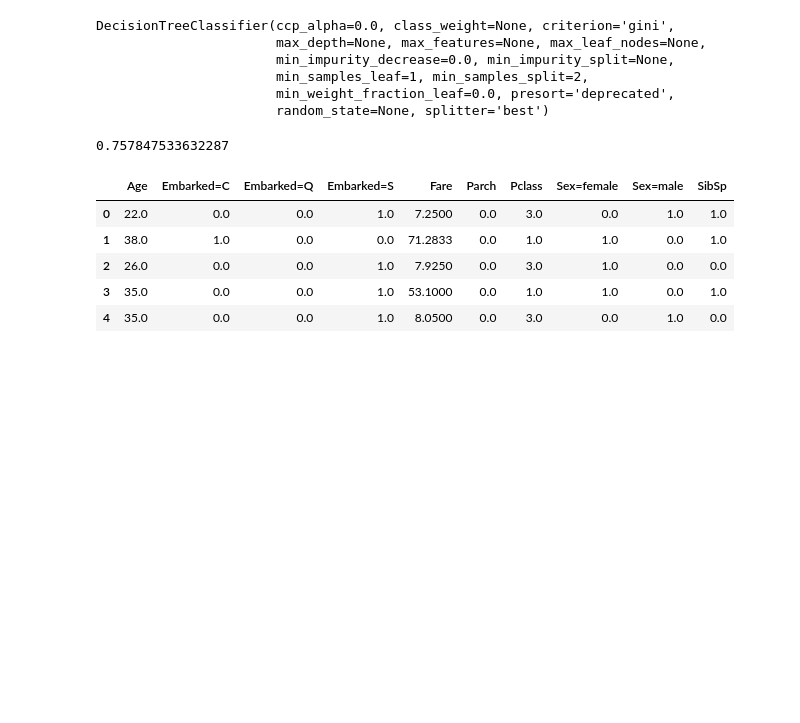
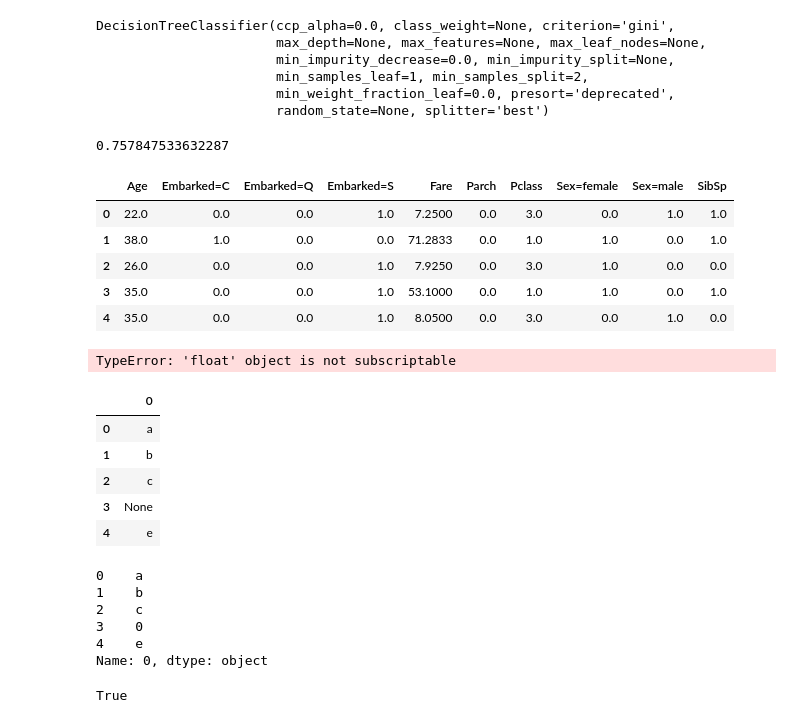
Before and after one commit to cyj1209/ai_homework_all, a Jupyter notebook: MQ/lesson-3/action-2.ipynb, the cells around one changed output. Saved outputs shown, nothing was run; the diff lists cells and outputs as text; code cells hidden in the pictures; blank space fills up the shorter version.

```diff
--- a/MQ/lesson-3/action-2.ipynb
+++ b/MQ/lesson-3/action-2.ipynb
@@ -265,3 +265,31 @@ df.head()
 | 2 | 26.0 | 0.0 | 0.0 | 1.0 | 7.9250 | 0.0 | 3.0 | 1.0 | 0.0 | 0.0 |
 | 3 | 35.0 | 0.0 | 0.0 | 1.0 | 53.1000 | 0.0 | 1.0 | 1.0 | 0.0 | 1.0 |
 | 4 | 35.0 | 0.0 | 0.0 | 1.0 | 8.0500 | 0.0 | 3.0 | 0.0 | 1.0 | 0.0 |
+# %%
+float('nan')[0]
+# %% [output]
+TypeError: 'float' object is not subscriptable
+# %%
+df = pd.DataFrame(['a','b','c',None,'e'])
+# %%
+df
+# %% [output]
+|  | 0 |
+| 0 | a |
+| 1 | b |
+| 2 | c |
+| 3 | None |
+| 4 | e |
+# %%
+df[0].map(lambda x: 0 if x== None  else x)
+# %% [output]
+0    a
+1    b
+2    c
+3    0
+4    e
+Name: 0, dtype: object
+# %%
+'' == ''
+# %% [output]
+True
```
Also changed, not shown: parts of 3 cells of this notebook, 14 other files.
